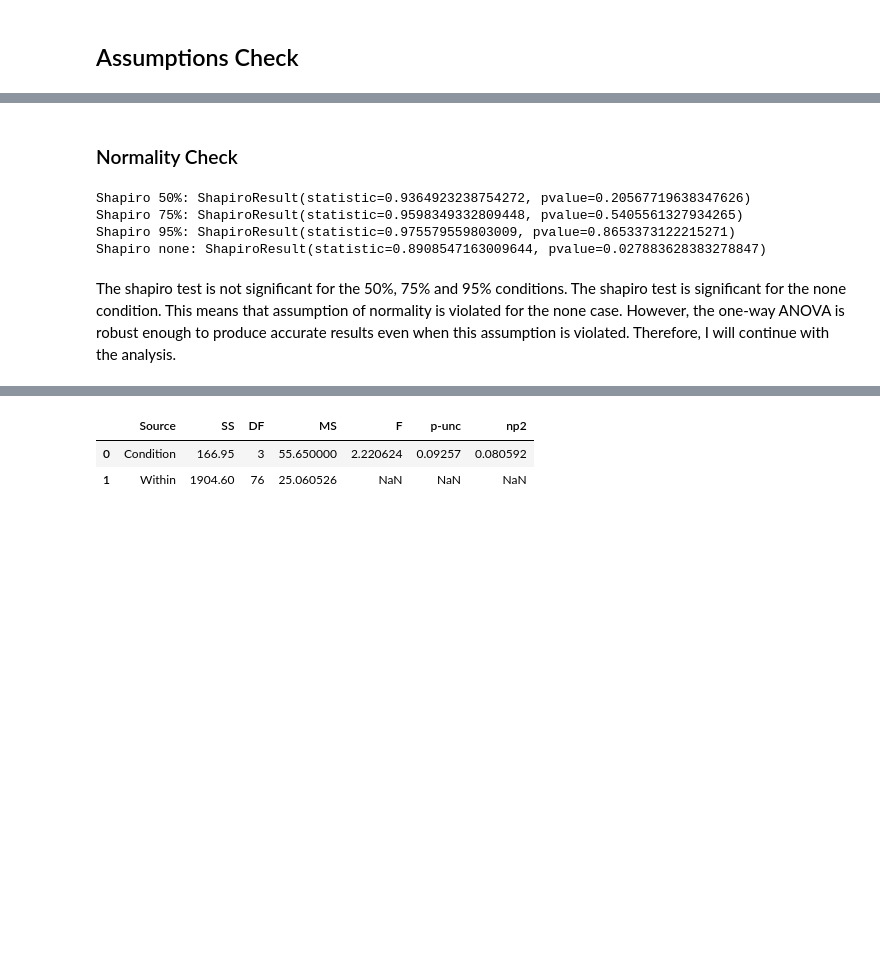
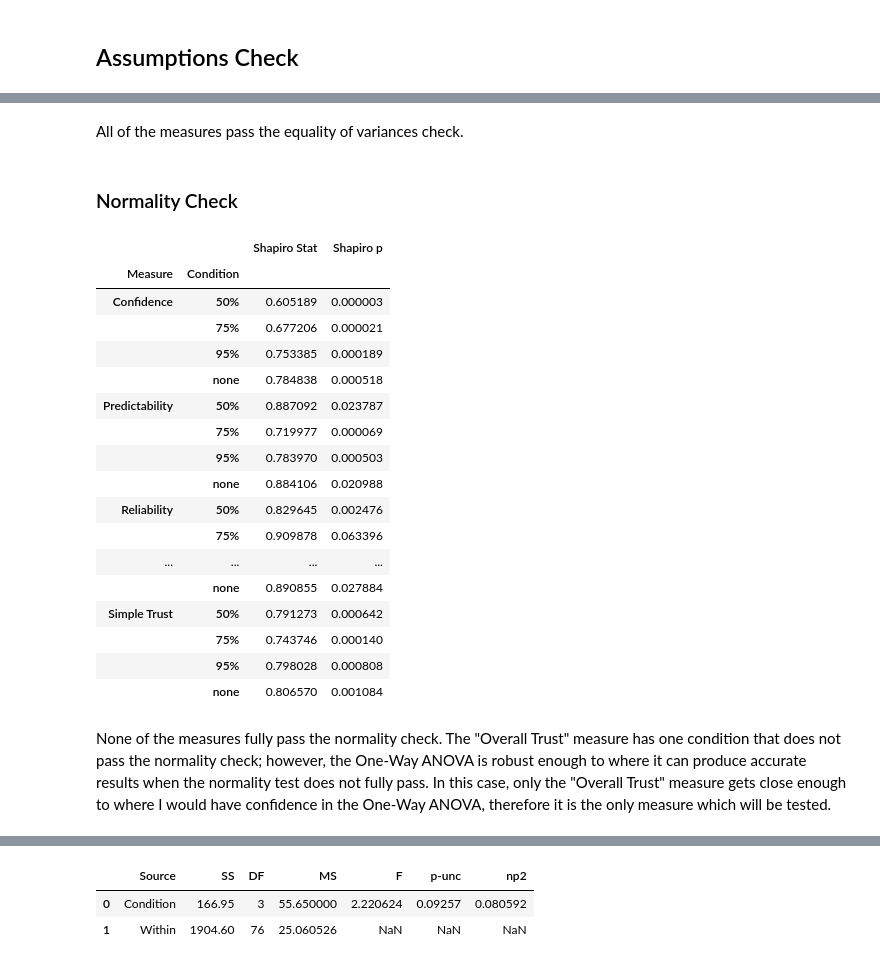
Before and after one commit to askipitaris/ML-Trust-Analysis, a Jupyter notebook: Analysis.ipynb, the cells around one changed output, grey strips where cells are left out. Drawn from its saved outputs; the diff is of its cells as text; code cells hidden in the pictures; blank space fills up the shorter version.

Commit message:
Added assumptions check for all measures. Added DF calculations.

```diff
--- a/Analysis.ipynb
+++ b/Analysis.ipynb
@@ -106,7 +104,10 @@ Text(0.5, 1.0, 'Trust Scale Responses')
 # %% [markdown]
 # Hypothesis Testing
 # %%
-accuracy_50 = responses[responses["Condition"] == "50% accuracy"]["Overall Trust"]
-accuracy_75 = responses[responses["Condition"] == "75% accuracy"]["Overall Trust"]
-accuracy_95 = responses[responses["Condition"] == "95% accuracy"]["Overall Trust"]
-accuracy_none = responses[responses["Condition"] == "No accuracy"]["Overall Trust"]
+accuracy_50 = responses[responses["Condition"] == "50% accuracy"]
+accuracy_75 = responses[responses["Condition"] == "75% accuracy"]
+accuracy_95 = responses[responses["Condition"] == "95% accuracy"]
+accuracy_none = responses[responses["Condition"] == "No accuracy"]
+# %%
+measures = responses.columns.drop(["Proctor", "Condition", "Age", "Gender", "ML Experience?"])
+measures
@@ -124,2 +145,4 @@ Results of levene's test are not significant, meaning this dataset passes the eq
+# %% [markdown]
+All of the measures pass the equality of variances check.
 # %% [markdown]
 ### Normality Check
@@ -131,13 +149,55 @@ shapiro_none = stats.shapiro(accuracy_none)
-# %%
-print("Shapiro 50%:", shapiro_50)
-print("Shapiro 75%:", shapiro_75)
-print("Shapiro 95%:", shapiro_95)
-print("Shapiro none:", shapiro_none)
-# %% [output]
-Shapiro 50%: ShapiroResult(statistic=0.9364923238754272, pvalue=0.20567719638347626)
-Shapiro 75%: ShapiroResult(statistic=0.9598349332809448, pvalue=0.5405561327934265)
-Shapiro 95%: ShapiroResult(statistic=0.975579559803009, pvalue=0.8653373122215271)
-Shapiro none: ShapiroResult(statistic=0.8908547163009644, pvalue=0.027883628383278847)
-# %% [markdown]
-The shapiro test  is not significant for the 50%, 75% and 95% conditions. The shapiro test is significant for the none condition. This means that assumption of normality is violated for the none case. However, the one-way ANOVA is robust enough to produce accurate results even when this assumption is violated. Therefore, I will continue with the analysis.
+# %%
+def shapiro_calc(measure, accuracy_df, level):
+    """
+    Calculates shapiro-wilks for a specific measure with a specific accuracy.
+
+    Parameters
+    ----------
+    measure : String
+        The response parameter that for which the shapiro-wilks test will be run.
+    accuracy_df : Dataframe
+        The dataframe that has been filtered to have only a specific accuracy. Will
+        be used to run shapiro-wilks test.
+    level : String
+        A string that indicates what level of accuracy this is being run for.
+
+    Returns
+    -------
+    A new dataframe with the measure name, accuracy level, and the shapiro stat & p-value.
+    """
+
+    sp = stats.shapiro(accuracy_df[measure])
+    return pd.DataFrame({"Measure":measure, "Condition":level, "Shapiro Stat":sp[0], "Shapiro p":sp[1]}, index=[0])
+# %%
+nc_df = pd.DataFrame(columns=["Measure", "Condition", "Shapiro Stat", "Shapiro p"])
+for measure in measures:
+    nc_df = nc_df.append(shapiro_calc(measure, accuracy_50, "50%"), ignore_index=True)
+    nc_df = nc_df.append(shapiro_calc(measure, accuracy_75, "75%"), ignore_index=True)
+    nc_df = nc_df.append(shapiro_calc(measure, accuracy_95, "95%"), ignore_index=True)
+    nc_df = nc_df.append(shapiro_calc(measure, accuracy_none, "none"), ignore_index=True)
+
+nc_df.set_index(["Measure", "Condition"], inplace=True)
+nc_df
+# %% [output]
+|  |  | Shapiro Stat | Shapiro p |
+| Measure | Condition |  |  |
+| Confidence | 50% | 0.605189 | 0.000003 |
+|  | 75% | 0.677206 | 0.000021 |
+|  | 95% | 0.753385 | 0.000189 |
+|  | none | 0.784838 | 0.000518 |
+| Predictability | 50% | 0.887092 | 0.023787 |
+|  | 75% | 0.719977 | 0.000069 |
+|  | 95% | 0.783970 | 0.000503 |
+|  | none | 0.884106 | 0.020988 |
+| Reliability | 50% | 0.829645 | 0.002476 |
+|  | 75% | 0.909878 | 0.063396 |
+| ... | ... | ... | ... |
+|  | none | 0.890855 | 0.027884 |
+| Simple Trust | 50% | 0.791273 | 0.000642 |
+|  | 75% | 0.743746 | 0.000140 |
+|  | 95% | 0.798028 | 0.000808 |
+|  | none | 0.806570 | 0.001084 |
+# %% [markdown]
+None of the measures fully pass the normality check. The "Overall Trust" measure has one condition that does not pass the normality check; however, the One-Way ANOVA is robust enough to where it can produce accurate results when the normality test does not fully pass.
+In this case, only the "Overall Trust" measure gets close enough to where I would have confidence in the One-Way ANOVA, therefore it is the only measure which will be tested.
 # %% [markdown]
```
Also changed, not shown: parts of 14 cells of this notebook.
